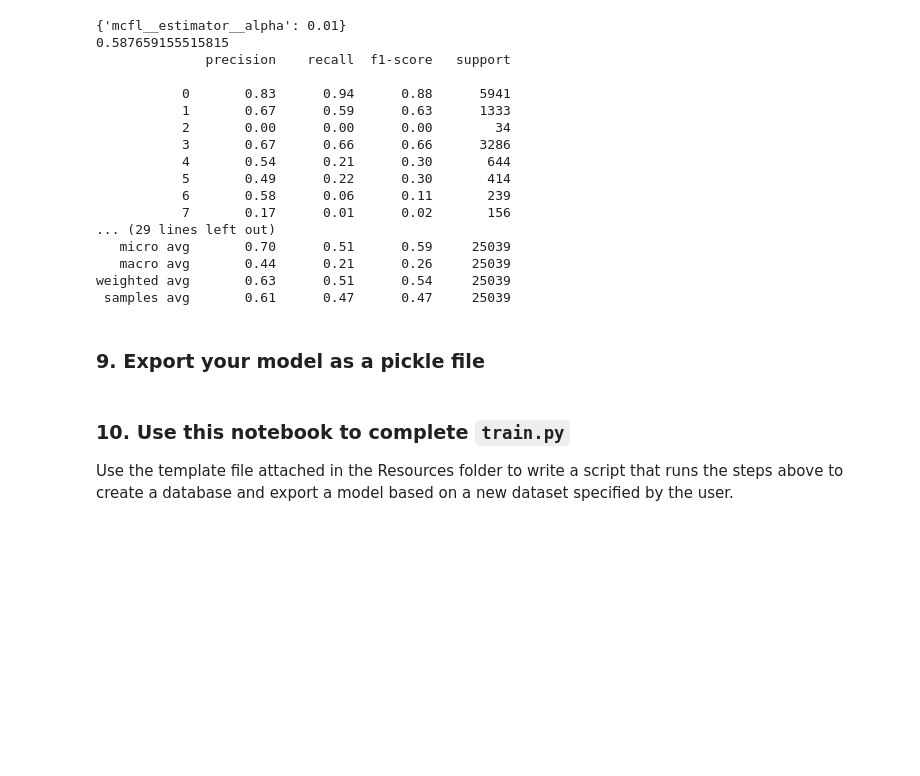
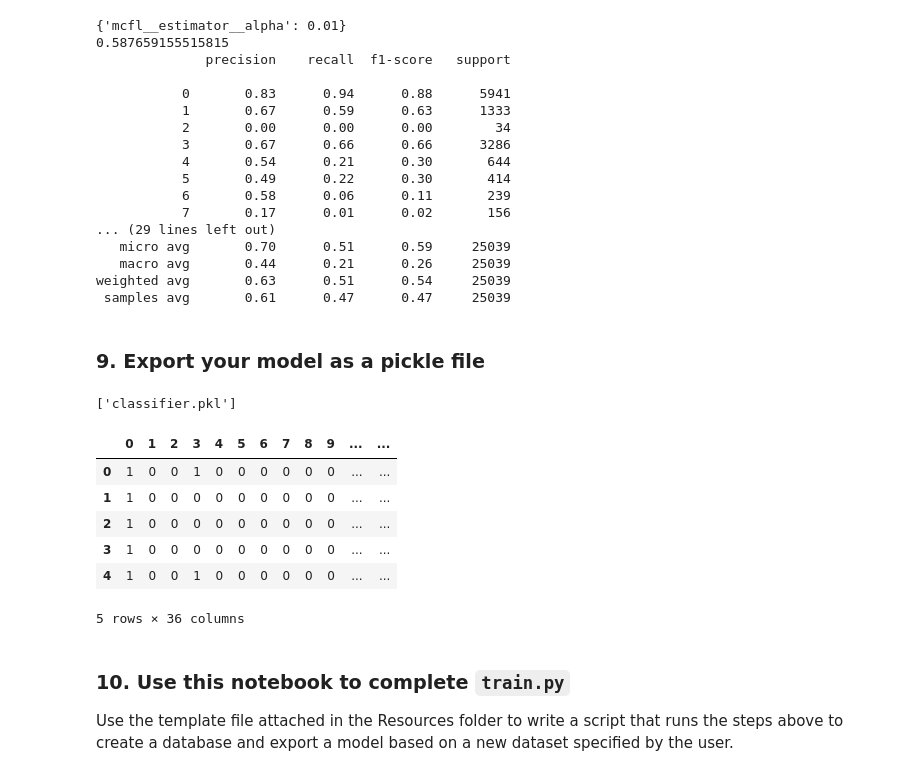
Before and after one commit to dfv-ms/udacity_nd025_term2_project_2, a Jupyter notebook: jupyter-notebooks/ML Pipeline Preparation.ipynb, the cells around one changed output. Cells and saved outputs as stored; diff of their text form; code cells hidden in the pictures; blank space fills up the shorter version.

```diff
--- a/jupyter-notebooks/ML Pipeline Preparation.ipynb
+++ b/jupyter-notebooks/ML Pipeline Preparation.ipynb
@@ -482,6 +482,21 @@ weighted avg       0.63      0.51      0.54     25039
 cv.get_params()
 # %% [markdown]
 ### 9. Export your model as a pickle file
+# %%
+joblib.dump(cv.best_estimator_, 'classifier.pkl', compress = 1)
+# %% [output]
+['classifier.pkl']
+# %%
+cls = joblib.load('classifier.pkl')
+pd.DataFrame(cls.predict(X_test)).head()
+# %% [output]
+|  | 0 | 1 | 2 | 3 | 4 | 5 | 6 | 7 | 8 | 9 | ... | ... |
+| 0 | 1 | 0 | 0 | 1 | 0 | 0 | 0 | 0 | 0 | 0 | ... | ... |
+| 1 | 1 | 0 | 0 | 0 | 0 | 0 | 0 | 0 | 0 | 0 | ... | ... |
+| 2 | 1 | 0 | 0 | 0 | 0 | 0 | 0 | 0 | 0 | 0 | ... | ... |
+| 3 | 1 | 0 | 0 | 0 | 0 | 0 | 0 | 0 | 0 | 0 | ... | ... |
+| 4 | 1 | 0 | 0 | 1 | 0 | 0 | 0 | 0 | 0 | 0 | ... | ... |
+5 rows × 36 columns
 # %% [markdown]
 ### 10. Use this notebook to complete `train.py`
 Use the template file attached in the Resources folder to write a script that runs the steps above to create a database and export a model based on a new dataset specified by the user.
```
Also changed, not shown: parts of 9 cells of this notebook.
